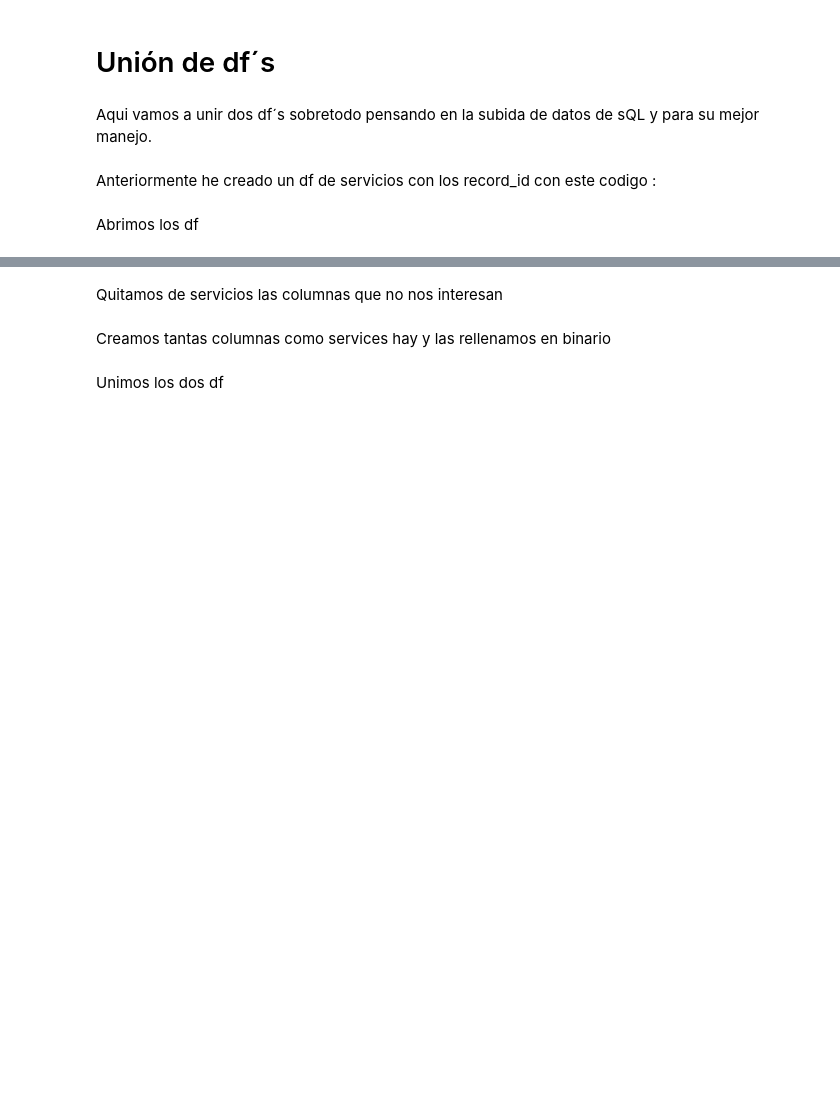
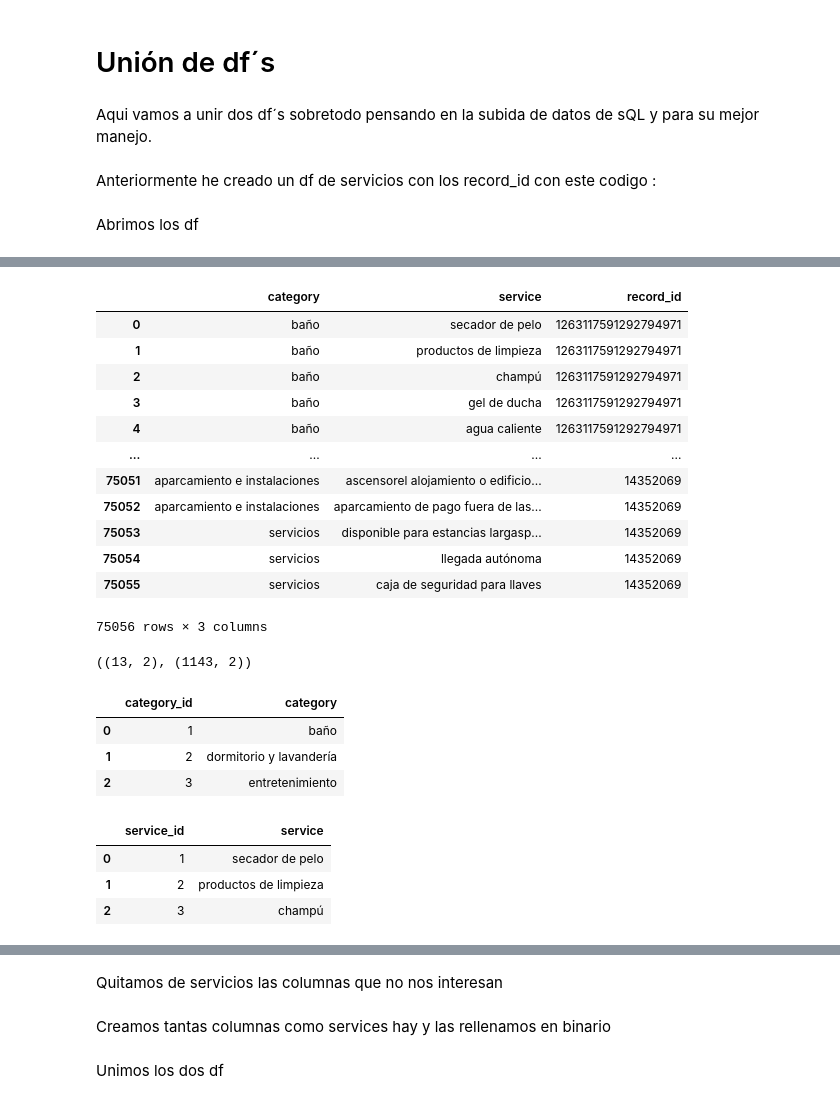
Before and after one commit to DiogoBernardoPT/Proyecto-Final-Bootcamp---Dream-Team, a Jupyter notebook: Union.ipynb, the cells around one changed output, grey strips where cells are left out. Cells and saved outputs as stored; diff of their text form; code cells hidden in the pictures; blank space fills up the shorter version.

```diff
--- a/Union.ipynb
+++ b/Union.ipynb
@@ -22,3 +22,45 @@ df_servicios.head()
 | 2 | baño | champú | https://www.airbnb.es/rooms/12631... | champú | 1263117591292794971 |
 | 3 | baño | gel de ducha | https://www.airbnb.es/rooms/12631... | gel de ducha | 1263117591292794971 |
 | 4 | baño | agua caliente | https://www.airbnb.es/rooms/12631... | agua caliente | 1263117591292794971 |
+# %%
+df_servicios.drop(["url", "services"], axis = 1, inplace = True)
+
+df_servicios
+# %% [output]
+|  | category | service | record_id |
+| 0 | baño | secador de pelo | 1263117591292794971 |
+| 1 | baño | productos de limpieza | 1263117591292794971 |
+| 2 | baño | champú | 1263117591292794971 |
+| 3 | baño | gel de ducha | 1263117591292794971 |
+| 4 | baño | agua caliente | 1263117591292794971 |
+| ... | ... | ... | ... |
+| 75051 | aparcamiento e instalaciones | ascensorel alojamiento o edificio... | 14352069 |
+| 75052 | aparcamiento e instalaciones | aparcamiento de pago fuera de las... | 14352069 |
+| 75053 | servicios | disponible para estancias largasp... | 14352069 |
+| 75054 | servicios | llegada autónoma | 14352069 |
+| 75055 | servicios | caja de seguridad para llaves | 14352069 |
+75056 rows × 3 columns
+# %%
+df_category = pd.DataFrame(data = {num : category for num, category in enumerate(df_servicios["category"].unique(), start = 1)}.items(),
+             columns = ["category_id", "category"])
+
+df_service = pd.DataFrame(data = {num : service for num, service in enumerate(df_servicios["service"].unique(), start = 1)}.items(),
+             columns = ["service_id", "service"])
+
+df_category.shape, df_service.shape
+# %% [output]
+((13, 2), (1143, 2))
+# %%
+df_category.head(3)
+# %% [output]
+|  | category_id | category |
+| 0 | 1 | baño |
+| 1 | 2 | dormitorio y lavandería |
+| 2 | 3 | entretenimiento |
+# %%
+df_service.head(3)
+# %% [output]
+|  | service_id | service |
+| 0 | 1 | secador de pelo |
+| 1 | 2 | productos de limpieza |
+| 2 | 3 | champú |
```
Also changed, not shown: parts of 3 cells of this notebook, 5 other files.
